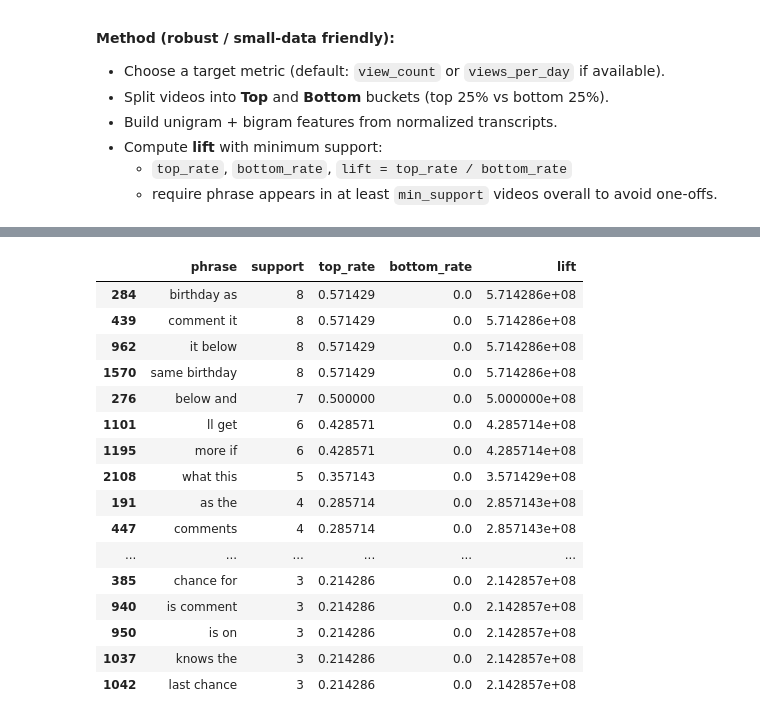
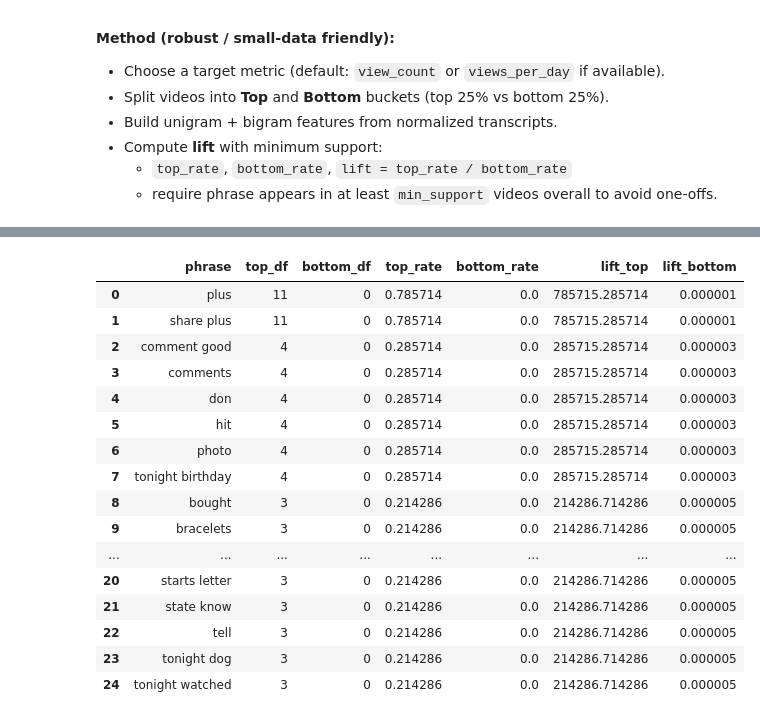
Before and after one commit to loganpear/tiktok-analysis, a Jupyter notebook: notebooks/transcript-analysis.ipynb, the cells around one changed output, grey strips where cells are left out. Saved outputs shown, nothing was run; the diff lists cells and outputs as text; code cells hidden in the pictures.

```diff
--- a/notebooks/transcript-analysis.ipynb
+++ b/notebooks/transcript-analysis.ipynb
@@ -336,16 +347,20 @@ We look for words / short phrases that show up more often in your best-performin
   - require phrase appears in at least `min_support` videos overall to avoid one-offs.
 # %%
 # --- Section 7: Transcript language patterns (Top vs Bottom performers) ---
-# Robust to sparse matrices + avoids index/mask misalignment.
+# Goal: find phrases that are disproportionately common in TOP vs BOTTOM.
+# Fix: build TWO tables using bucket-specific support, so "bottom table" actually reflects bottom language.
 
+import numpy as np
+import pandas as pd
 from sklearn.feature_extraction.text import CountVectorizer
 
-# Choose metric to rank by
-target = "view_count"   # change to "repost_rate" / "comment_rate" etc if you want
-q = 0.25                # top/bottom quartiles
-min_support = 2         # only show phrases that appear in >= this many videos
+# ---- Settings ----
+target = "view_count"     # try: "repost_rate", "comment_rate", "like_rate"
+q = 0.25                  # top/bottom quartiles (0.25 => top 25% vs bottom 25%)
+min_support = 2           # phrase must appear in >= this many videos WITHIN the bucket
+max_features = 20000      # cap vocab size just in case
 
-# Make sure transcript text exists + index is clean (critical!)
+# ---- Prep ----
 df = df.copy().reset_index(drop=True)
 df["transcript_clean"] = df["transcript_clean"].fillna("").astype(str)
 
@@ -356,7 +371,7 @@ df_s = df.loc[valid].copy().reset_index(drop=True)
 metric_s = pd.to_numeric(df_s[target], errors="coerce")
 
 if len(df_s) < 8:
-    print(f"Not enough rows for top/bottom split after filtering: n={len(df_s)}")
+    print(f"Not enough rows after filtering: n={len(df_s)}")
 else:
     lo = metric_s.quantile(q)
     hi = metric_s.quantile(1 - q)
@@ -367,15 +382,17 @@ else:
     top_idx = np.flatnonzero(top_mask.to_numpy())
     bot_idx = np.flatnonzero(bot_mask.to_numpy())
 
-    print(f"Using target={target} | top n={len(top_idx)} | bottom n={len(bot_idx)} | total used n={len(df_s)}")
+    print(f"Using target={target} | top_n={len(top_idx)} | bottom_n={len(bot_idx)} | total_used={len(df_s)}")
+    print(f"Quantiles: bottom <= {lo:.4g} | top >= {hi:.4g}")
 
     if len(top_idx) == 0 or len(bot_idx) == 0:
-        print("Top or bottom bucket is empty. Try a different metric or a smaller q (e.g., q=0.2).")
+        print("Top or bottom bucket empty. Try a smaller q (e.g., 0.2) or a different target.")
     else:
         vec = CountVectorizer(
             ngram_range=(1, 2),
+            stop_words="english",
             min_df=1,
-            stop_words="english"
+            max_features=max_features
         )
         X = vec.fit_transform(df_s["transcript_clean"])
         vocab = np.array(vec.get_feature_names_out())
@@ -383,32 +400,47 @@ else:
         X_top = X[top_idx, :]
         X_bot = X[bot_idx, :]
 
-        # rates = fraction of docs in bucket containing the phrase at least once
-        top_rate = np.asarray(X_top.getnnz(axis=0)).ravel() / len(top_idx)
-        bot_rate = np.asarray(X_bot.getnnz(axis=0)).ravel() / len(bot_idx)
+        # Doc-frequency in each bucket (how many videos contain the phrase at least once)
+        top_df = np.asarray(X_top.getnnz(axis=0)).ravel()
+        bot_df = np.asarray(X_bot.getnnz(axis=0)).ravel()
 
-        support = np.asarray(X.getnnz(axis=0)).ravel()
+        top_rate = top_df / len(top_idx)
+        bot_rate = bot_df / len(bot_idx)
 
-        # Lift with smoothing to avoid infinities
         eps = 1e-6
         lift_top = (top_rate + eps) / (bot_rate + eps)
         lift_bot = (bot_rate + eps) / (top_rate + eps)
 
         out = pd.DataFrame({
             "phrase": vocab,
-            "support": support,
+            "top_df": top_df,
+            "bottom_df": bot_df,
             "top_rate": top_rate,
             "bottom_rate": bot_rate,
             "lift_top": lift_top,
             "lift_bottom": lift_bot,
         })
 
-        out = out[out["support"] >= min_support].sort_values("lift_top", ascending=False)
+        # Two separate tables so bottom phrases actually appear in bottom (and vice versa)
+        top_table = (
+            out[out["top_df"] >= min_support]
+            .sort_values(["lift_top", "top_df"], ascending=[False, False])
+            .reset_index(drop=True)
+        )
 
-        print("\nPhrases disproportionately common in TOP bucket (hypothesis ideas):")
-        display(out.head(25))
+        bottom_table = (
+            out[out["bottom_df"] >= min_support]
+            .sort_values(["lift_bottom", "bottom_df"], ascending=[False, False])
+            .reset_index(drop=True)
+        )
 
-        out2 = out.sort_values("lift_bottom", ascending=False)
-        print("\nPhrases disproportionately common in BOTTOM bucket (avoid / rethink ideas):")
-        display(out2.head(25))
+        print("\nSanity checks:")
+        print("Phrases appearing in >= min_support TOP videos:", int((top_df >= min_support).sum()))
+        print("Phrases appearing in >= min_support BOTTOM videos:", int((bot_df >= min_support).sum()))
+
+        print("\nPhrases disproportionately common in TOP bucket (appear >= min_support in TOP):")
+        display(top_table.head(25))
+
+        print("\nPhrases disproportionately common in BOTTOM bucket (appear >= min_support in BOTTOM):")
+        display(bottom_table.head(25))
 # %% [output]
@@ -419,17 +455,17 @@ Phrases disproportionately common in TOP bucket (hypotheses):
-|  | phrase | support | top_rate | bottom_rate | lift |
-| 284 | birthday as | 8 | 0.571429 | 0.0 | 5.714286e+08 |
-| 439 | comment it | 8 | 0.571429 | 0.0 | 5.714286e+08 |
-| 962 | it below | 8 | 0.571429 | 0.0 | 5.714286e+08 |
-| 1570 | same birthday | 8 | 0.571429 | 0.0 | 5.714286e+08 |
-| 276 | below and | 7 | 0.500000 | 0.0 | 5.000000e+08 |
-| 1101 | ll get | 6 | 0.428571 | 0.0 | 4.285714e+08 |
-| 1195 | more if | 6 | 0.428571 | 0.0 | 4.285714e+08 |
-| 2108 | what this | 5 | 0.357143 | 0.0 | 3.571429e+08 |
-| 191 | as the | 4 | 0.285714 | 0.0 | 2.857143e+08 |
-| 447 | comments | 4 | 0.285714 | 0.0 | 2.857143e+08 |
-| ... | ... | ... | ... | ... | ... |
-| 385 | chance for | 3 | 0.214286 | 0.0 | 2.142857e+08 |
-| 940 | is comment | 3 | 0.214286 | 0.0 | 2.142857e+08 |
-| 950 | is on | 3 | 0.214286 | 0.0 | 2.142857e+08 |
-| 1037 | knows the | 3 | 0.214286 | 0.0 | 2.142857e+08 |
-| 1042 | last chance | 3 | 0.214286 | 0.0 | 2.142857e+08 |
+|  | phrase | top_df | bottom_df | top_rate | bottom_rate | lift_top | lift_bottom |
+| 0 | plus | 11 | 0 | 0.785714 | 0.0 | 785715.285714 | 0.000001 |
+| 1 | share plus | 11 | 0 | 0.785714 | 0.0 | 785715.285714 | 0.000001 |
+| 2 | comment good | 4 | 0 | 0.285714 | 0.0 | 285715.285714 | 0.000003 |
+| 3 | comments | 4 | 0 | 0.285714 | 0.0 | 285715.285714 | 0.000003 |
+| 4 | don | 4 | 0 | 0.285714 | 0.0 | 285715.285714 | 0.000003 |
+| 5 | hit | 4 | 0 | 0.285714 | 0.0 | 285715.285714 | 0.000003 |
+| 6 | photo | 4 | 0 | 0.285714 | 0.0 | 285715.285714 | 0.000003 |
+| 7 | tonight birthday | 4 | 0 | 0.285714 | 0.0 | 285715.285714 | 0.000003 |
+| 8 | bought | 3 | 0 | 0.214286 | 0.0 | 214286.714286 | 0.000005 |
+| 9 | bracelets | 3 | 0 | 0.214286 | 0.0 | 214286.714286 | 0.000005 |
+| ... | ... | ... | ... | ... | ... | ... | ... |
+| 20 | starts letter | 3 | 0 | 0.214286 | 0.0 | 214286.714286 | 0.000005 |
+| 21 | state know | 3 | 0 | 0.214286 | 0.0 | 214286.714286 | 0.000005 |
+| 22 | tell | 3 | 0 | 0.214286 | 0.0 | 214286.714286 | 0.000005 |
+| 23 | tonight dog | 3 | 0 | 0.214286 | 0.0 | 214286.714286 | 0.000005 |
+| 24 | tonight watched | 3 | 0 | 0.214286 | 0.0 | 214286.714286 | 0.000005 |
```
Also changed, not shown: parts of 12 cells of this notebook.
